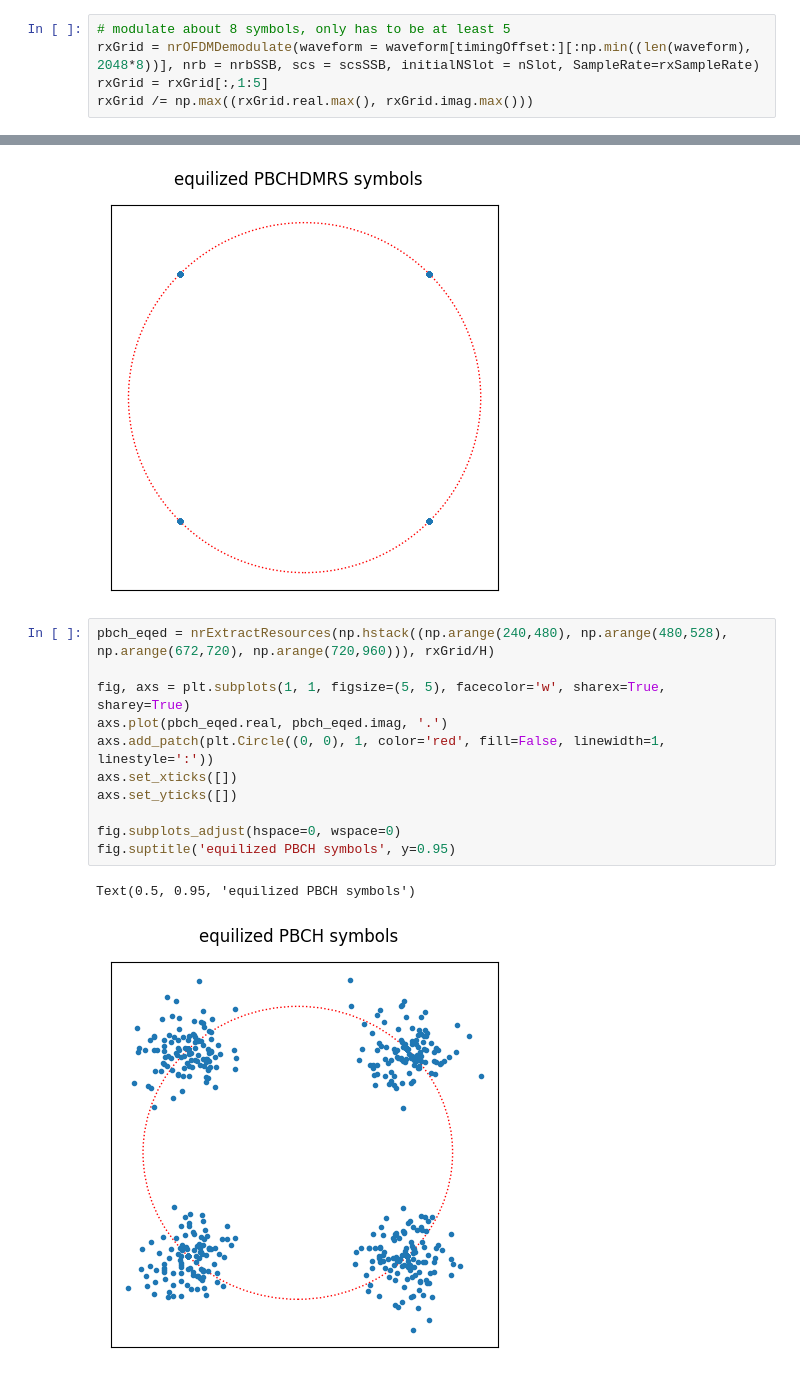
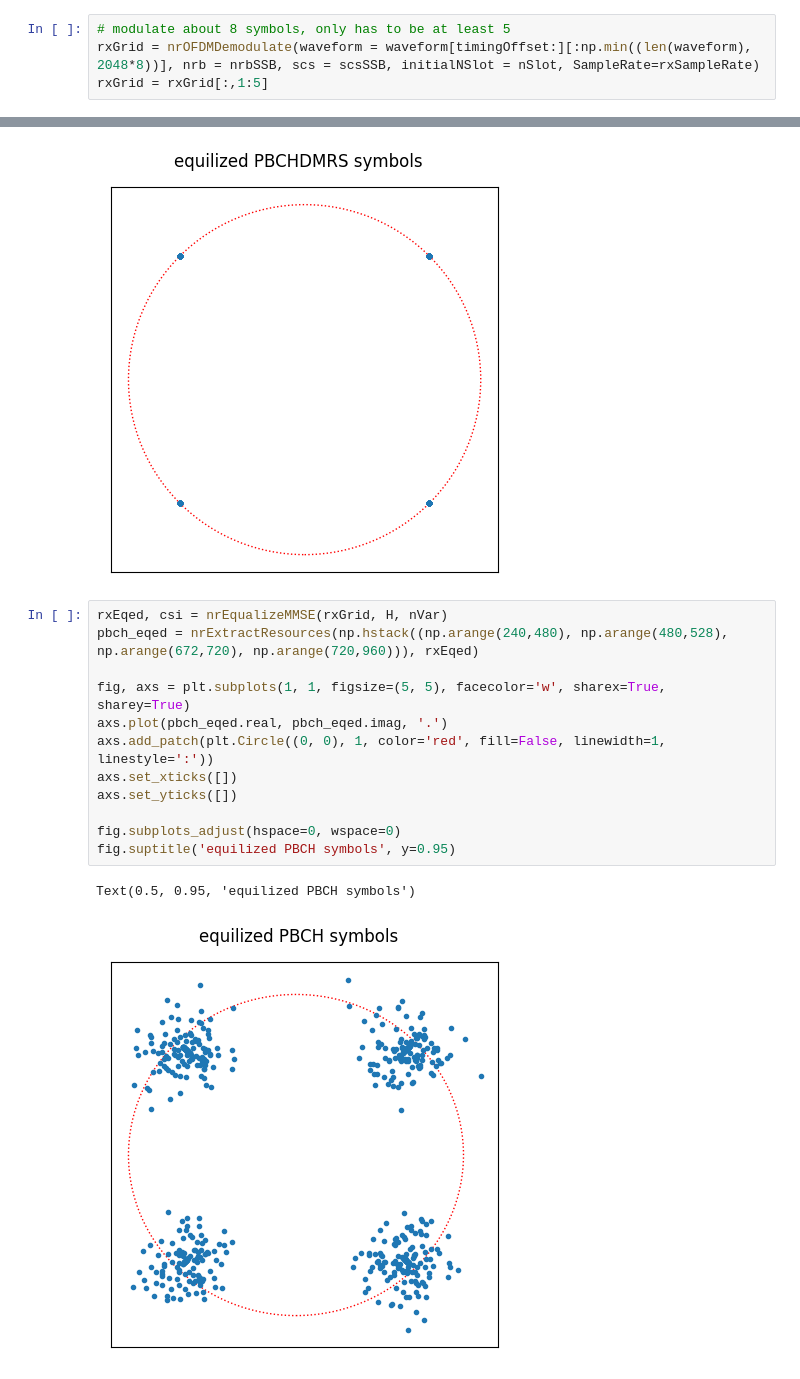
Before and after one commit to catkira/5G_experiments, a Jupyter notebook: test_py3gpp.ipynb, the cells around one changed output, grey strips where cells are left out. Drawn from its saved outputs; the diff is of its cells as text.

```diff
--- a/test_py3gpp.ipynb
+++ b/test_py3gpp.ipynb
@@ -73,7 +73,6 @@ else:
 # modulate about 8 symbols, only has to be at least 5
 rxGrid = nrOFDMDemodulate(waveform = waveform[timingOffset:][:np.min((len(waveform), 2048*8))], nrb = nrbSSB, scs = scsSSB, initialNSlot = nSlot, SampleRate=rxSampleRate)
 rxGrid = rxGrid[:,1:5]
-rxGrid /= np.max((rxGrid.real.max(), rxGrid.imag.max()))
 # %%
 sssIndices = nrSSSIndices()
 sssRx = nrExtractResources(sssIndices, rxGrid)
@@ -184,19 +183,20 @@ fig.suptitle('equilized PBCHDMRS symbols', y=0.95)
 Text(0.5, 0.95, 'equilized PBCHDMRS symbols')
 [figure]
 # %%
-pbch_eqed = nrExtractResources(np.hstack((np.arange(240,480), np.arange(480,528), np.arange(672,720), np.arange(720,960))), rxGrid/H)
+rxEqed, csi = nrEqualizeMMSE(rxGrid, H, nVar)
+pbch_eqed = nrExtractResources(np.hstack((np.arange(240,480), np.arange(480,528), np.arange(672,720), np.arange(720,960))), rxEqed)
 
 fig, axs = plt.subplots(1, 1, figsize=(5, 5), facecolor='w', sharex=True, sharey=True)
 axs.plot(pbch_eqed.real, pbch_eqed.imag, '.')
 axs.add_patch(plt.Circle((0, 0), 1, color='red', fill=False, linewidth=1, linestyle=':'))
 axs.set_xticks([])
 axs.set_yticks([])
 
 fig.subplots_adjust(hspace=0, wspace=0)
 fig.suptitle('equilized PBCH symbols', y=0.95)
 # %% [output]
 Text(0.5, 0.95, 'equilized PBCH symbols')
-[figure, old version]
+[figure, new version]
 # %%
 pbchIndices = nrPBCHIndices(detected_NID)
 pbch_eqed = nrExtractResources(pbchIndices, rxGrid/H)
```
Also changed, not shown: parts of 4 cells of this notebook, 1 other file.
